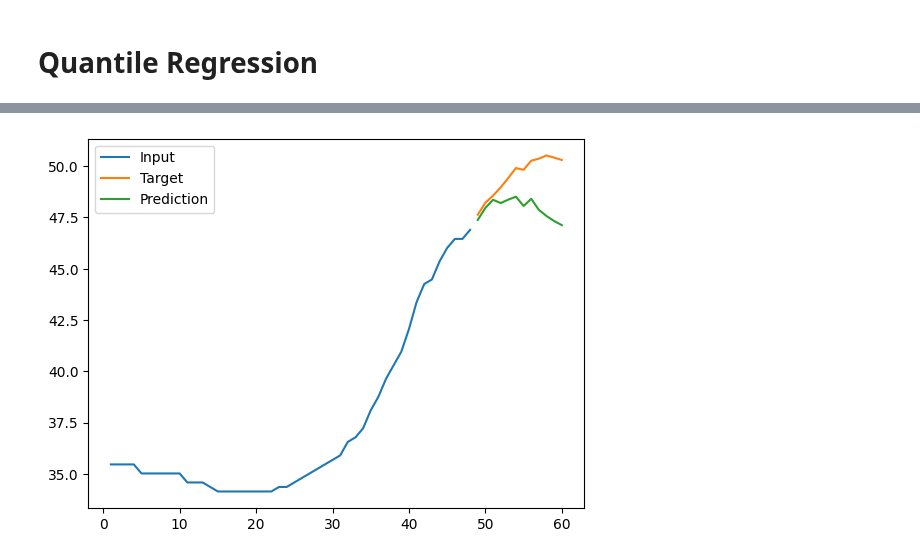
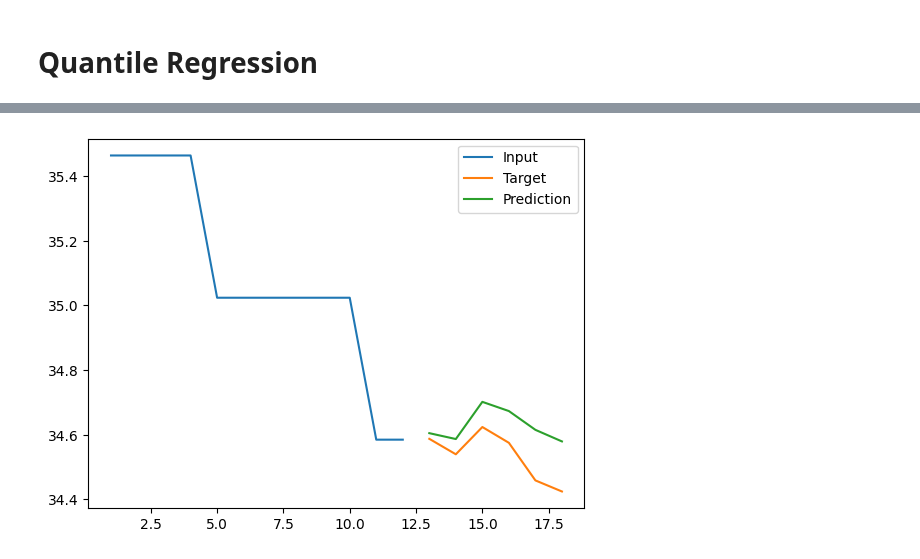
Before and after one commit to harrya32/HTI, a Jupyter notebook: rebuttal_baselines/2d_flow_matching.ipynb, the cells around one changed output, grey strips where cells are left out. Saved outputs shown, nothing was run; the diff lists cells and outputs as text; code cells hidden in the pictures.

Commit message:
testing different potential hidden dimensions for HTI on ett

```diff
--- a/rebuttal_baselines/2d_flow_matching.ipynb
+++ b/rebuttal_baselines/2d_flow_matching.ipynb
@@ -1851,5 +1851,5 @@ torch.Size([2, 1335, 60])
 # %%
-for model_i in range(2):
+for model_i in range(5):
     print(f"Iteration {model_i+1} of 5")
     print("-" * 60)
 
@@ -1862,12 +1862,12 @@ for model_i in range(2):
     min_delta = 0
     validation_split = 0.1
 
-    num_samples = 1200 #leaving the last 135 samples for testing
+    num_samples = 1200 #leaving the last 177 samples for testing
     val_size = int(num_samples * validation_split)
     train_indices = torch.arange(num_samples - val_size)
     val_indices = torch.arange(num_samples - val_size, num_samples)
 
-    vf_0 = FiLMMLP(input_dim=12, time_dim=1, cond_dim=48, hidden_dim=hidden_dim).to(device)
+    vf_0 = FiLMMLP(input_dim=6, time_dim=1, cond_dim=12, hidden_dim=hidden_dim).to(device)
     path = AffineProbPath(scheduler=CondOTScheduler())
     optim = torch.optim.Adam(vf_0.parameters(), lr=lr)
 
@@ -1882,9 +1882,9 @@ for model_i in range(2):
         vf_0.train()
         optim.zero_grad()
 
-        x_1 = ett_quantiles_reversed[1, train_indices, :12]
-        x_0 = ett_quantiles_reversed[0, train_indices, :12]
-        conds = ett_quantiles_reversed[0, train_indices, 12:]
+        x_1 = ett_quantiles_reversed[1, train_indices, :6]
+        x_0 = ett_quantiles_reversed[0, train_indices, :6]
+        conds = ett_quantiles_reversed[0, train_indices, 6:]
         t = torch.rand(x_1.shape[0]).to(device)
         path_sample = path.sample(t=t, x_0=x_0, x_1=x_1)
         train_loss = torch.pow(vf_0(path_sample.x_t, path_sample.t, conds) - path_sample.dx_t, 2).mean()
@@ -1894,9 +1894,9 @@ for model_i in range(2):
 
         vf_0.eval()
         with torch.no_grad():
-            x_1_val = ett_quantiles_reversed[1, val_indices, :12]
-            x_0_val = ett_quantiles_reversed[0, val_indices, :12]
-            conds_val = ett_quantiles_reversed[0, val_indices, 12:]
+            x_1_val = ett_quantiles_reversed[1, val_indices, :6]
+            x_0_val = ett_quantiles_reversed[0, val_indices, :6]
+            conds_val = ett_quantiles_reversed[0, val_indices, 6:]
             t_val = torch.rand(x_1_val.shape[0]).to(device)
             path_sample_val = path.sample(t=t_val, x_0=x_0_val, x_1=x_1_val)
             val_loss = torch.pow(vf_0(path_sample_val.x_t, path_sample_val.t, conds_val) - path_sample_val.dx_t, 2).mean()
@@ -1976,24 +2030,24 @@ def cfm_quantile_ett_evaluation(model, lam):
     step_size = 0.05
     T = torch.tensor([0, 0.15/0.8, 0.5, 0.65/0.8, 1])
     T = T.to(device=device)
-    x_init = ett_quantile_testing[0,:1200,48:]
-    cond = ett_quantile_testing[0,:1200,:48]
+    x_init = ett_quantile_testing[0,1200:,12:]
+    cond = ett_quantile_testing[0,1200:,:12]
     solver_0 = ODESolver(velocity_model=model)
     sol_0 = solver_0.sample(time_grid=T, x_init=x_init, cond=cond, method='midpoint', step_size=step_size, return_intermediates=True)
 
     mses = []
-    for i in range(1200):
-        mse = ett_quantile_testing[lam][0+i][48:].cpu().numpy() - sol_0[lam][i].cpu().numpy()
+    for i in range(177):
+        mse = ett_quantile_testing[lam][1200+i][12:].cpu().numpy() - sol_0[lam][i].cpu().numpy()
         mses.append(np.mean(mse**2))
 
     return np.mean(mses)
 # %%
 mses = []
-for j in range(2):
+for j in range(5):
     model_mses = []
     for lam in [1,2,3]:
         model_path = f'hti_quantile_models/cfm_quantile_ett_FiLM_model_{j}.pt'
-        model = FiLMMLP(input_dim=12, time_dim=1, cond_dim=48, hidden_dim=128).to(device)
+        model = FiLMMLP(input_dim=6, time_dim=1, cond_dim=12, hidden_dim=128).to(device)
         wrapped_model = WrappedModel(model)
         wrapped_model.load_state_dict(torch.load(model_path))
         model.eval()
@@ -2014,25 +2077,25 @@ flow quantile surrogate results: 0.346 ± 0.003
 # %%
 step_size = 0.05
 T = torch.tensor([0, 0.15/0.8, 0.5, 0.65/0.8, 1])
 T = T.to(device=device)
-x_init = ett_quantiles[0,1200:,48:]
-cond = ett_quantiles[0,1200:,:48]
+x_init = ett_quantiles[0,1200:,12:]
+cond = ett_quantiles[0,1200:,:12]
 solver_0 = ODESolver(velocity_model=wrapped_vf_0)
 sol_0 = solver_0.sample(time_grid=T, x_init=x_init, cond=cond, method='midpoint', step_size=step_size, return_intermediates=True)
 sol_0
 ett_quantile_testing[0][0]
 sol_0[0][0]
 mses = []
 quantile = 4
 for i in [20]:
-    mse = ett_quantile_testing[quantile][1200+i][48:].cpu().numpy() - sol_0[quantile][i].cpu().numpy()
-    plt.plot(np.linspace(1, 48, 48), ett_quantile_testing[quantile][1200+i][:48].cpu().numpy(), label='Input')
-    plt.plot(np.linspace(49, 60, 12),ett_quantile_testing[quantile][1200+i][48:].cpu().numpy(), label='Target')
-    plt.plot(np.linspace(49, 60, 12),sol_0[quantile][i].cpu().numpy(), label='Prediction')
+    mse = ett_quantile_testing[quantile][1200+i][12:].cpu().numpy() - sol_0[quantile][i].cpu().numpy()
+    plt.plot(np.linspace(1, 12, 12), ett_quantile_testing[quantile][1200+i][:12].cpu().numpy(), label='Input')
+    plt.plot(np.linspace(13, 18, 6),ett_quantile_testing[quantile][1200+i][12:].cpu().numpy(), label='Target')
+    plt.plot(np.linspace(13, 18, 6),sol_0[quantile][i].cpu().numpy(), label='Prediction')
     plt.legend()
     mses.append(np.mean(mse**2))
 # %% [output]
-[figure, old version]
+[figure, new version]
 # %%
 mses
 # %% [output]
```
Also changed, not shown: parts of 5 cells of this notebook, 48 other files.
